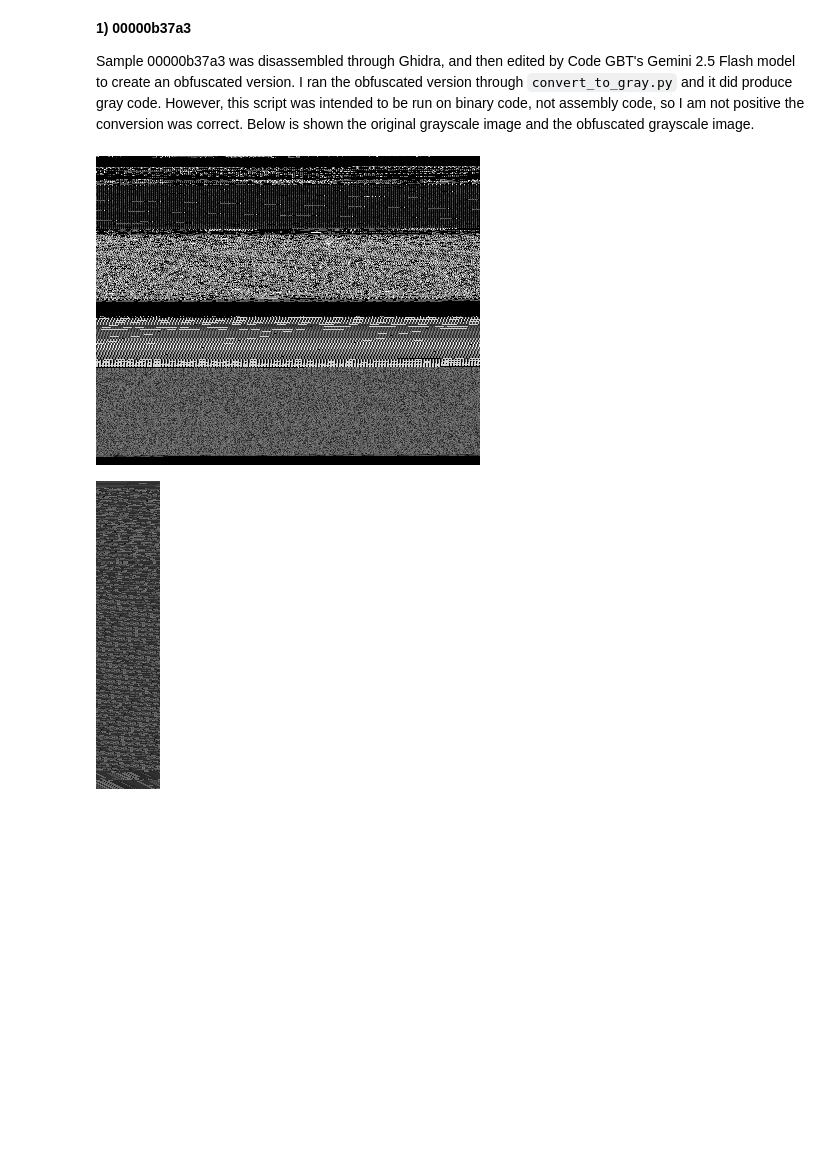
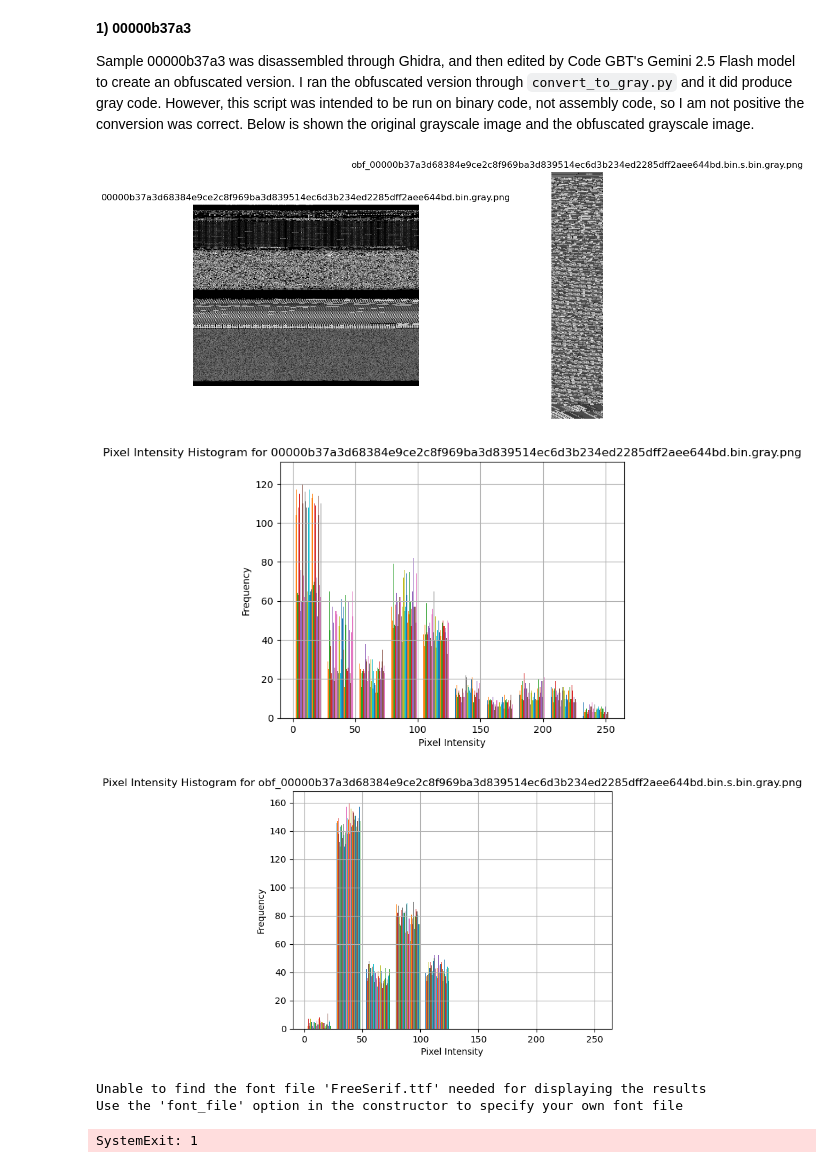
Before and after one commit to brew02/bsu-ccsp-2025, a Jupyter notebook: grayscale_images/image_visualization.ipynb, the cells around one changed output. Drawn from its saved outputs; the diff is of its cells as text; code cells hidden in the pictures; blank space fills up the shorter version.

Commit message:
histogram comparisons and inital icp function

```diff
--- a/grayscale_images/image_visualization.ipynb
+++ b/grayscale_images/image_visualization.ipynb
@@ -18,12 +18,26 @@ reload(utils)
 Sample 00000b37a3 was disassembled through Ghidra, and then edited by Code GBT's Gemini 2.5 Flash model to create an obfuscated version. I ran the obfuscated version through `convert_to_gray.py` and it did produce gray code. However, this script was intended to be run on binary code, not assembly code, so I am not positive the conversion was correct. Below is shown the original grayscale image and the obfuscated grayscale image.
 # %%
 sample_name = "00000b37a3d68384e9ce2c8f969ba3d839514ec6d3b234ed2285dff2aee644bd.bin.gray.png"
-utils.display_image(sample_name)
+# utils.get_image(sample_name)
+# utils.display_image(sample_name) # This displays image in Jupyter Notebook
 utils.analyze_pixel_intensity(sample_name)
 
 obf_sample_name = "obf_00000b37a3d68384e9ce2c8f969ba3d839514ec6d3b234ed2285dff2aee644bd.bin.s.bin.gray.png"
-utils.display_image(obf_sample_name)
+# utils.get_image(obf_sample_name)
+# utils.display_image(obf_sample_name) # This displays image in Jupyter Notebook
 utils.analyze_pixel_intensity(obf_sample_name)
+
+utils.compare_images(sample_name, obf_sample_name)
+utils.pixel_hist(sample_name)
+utils.pixel_hist(obf_sample_name)
+# utils.compare_pixel_hists(sample_name, obf_sample_name)
 # %% [output]
-[figure, old version]
+[figure, new version]
-[figure, old version]
+[figure, new version]
+[figure, added]
+# %%
+utils.calculate_icp(sample_name, obf_sample_name)
+# %% [output]
+Unable to find the font file 'FreeSerif.ttf' needed for displaying the results
+Use the 'font_file' option in the constructor to specify your own font file
+SystemExit: 1
```
Also changed, not shown: 1 other file.
